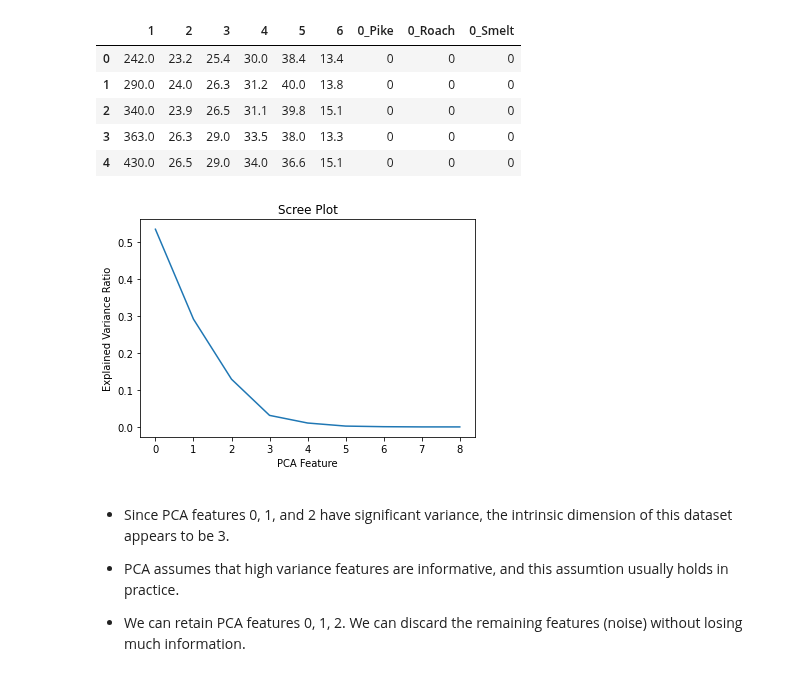
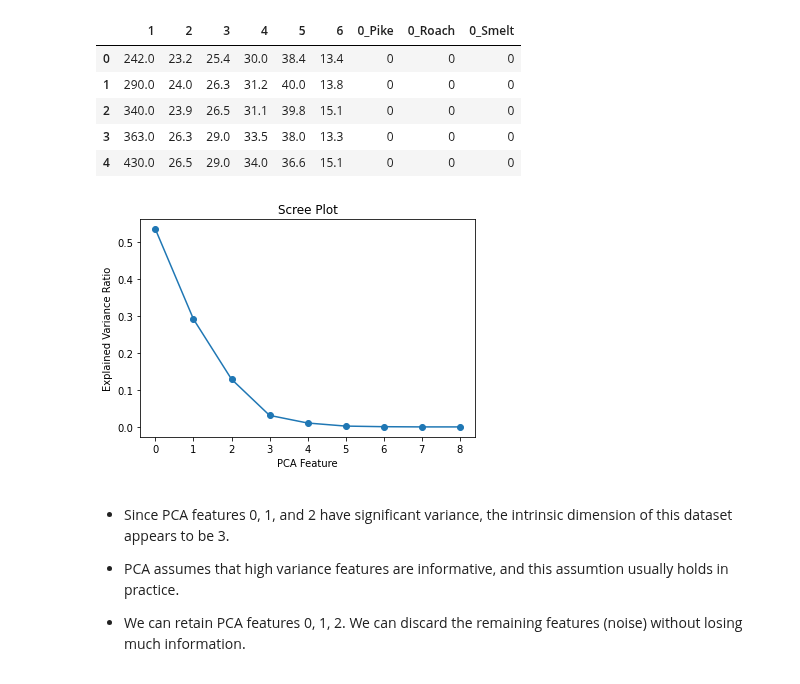
Before and after one commit to rmarinplana/personalProjects, a Jupyter notebook: unsupervised_learning_study.ipynb, the cells around one changed output. Cells and saved outputs as stored; diff of their text form; code cells hidden in the pictures.

```diff
--- a/unsupervised_learning_study.ipynb
+++ b/unsupervised_learning_study.ipynb
@@ -164,28 +164,28 @@ fish.head()
 # %%
 # Perform the necessary imports
 from sklearn.decomposition import PCA
 from sklearn.preprocessing import StandardScaler
 from sklearn.pipeline import make_pipeline
 
 scaler = StandardScaler()
 pca = PCA()
 
 # Create pipeline: pipeline
 pipeline = make_pipeline(scaler, pca)
 
 # Fit the pipeline to 'samples'
 pipeline.fit(fish)
 
 # Plot the explained variances
 features = range(pca.n_components_)
-plt.plot(features, pca.explained_variance_ratio_)
+plt.plot(features, pca.explained_variance_ratio_, "-o")
 plt.title("Scree Plot")
 plt.xlabel('PCA Feature')
 plt.ylabel('Explained Variance Ratio')
 plt.xticks()
 plt.show()
 # %% [output]
-[figure, old version]
+[figure, new version]
 # %% [markdown]
 - Since PCA features 0, 1, and 2 have significant variance, the intrinsic dimension of this dataset appears to be 3.
 
```
Also changed, not shown: parts of 14 cells of this notebook.
